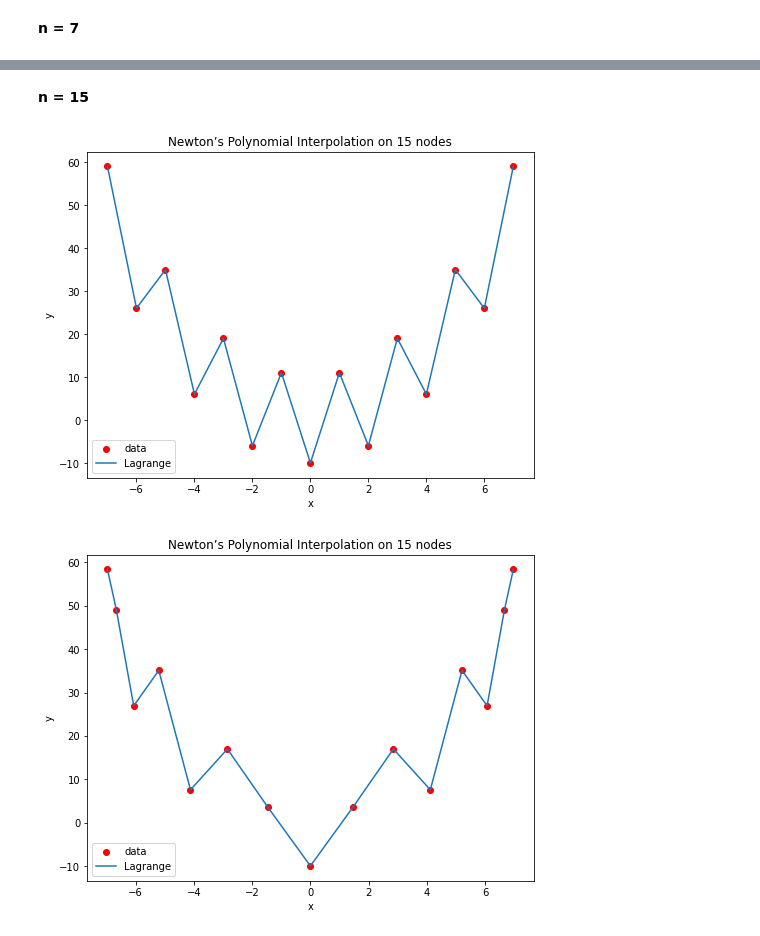
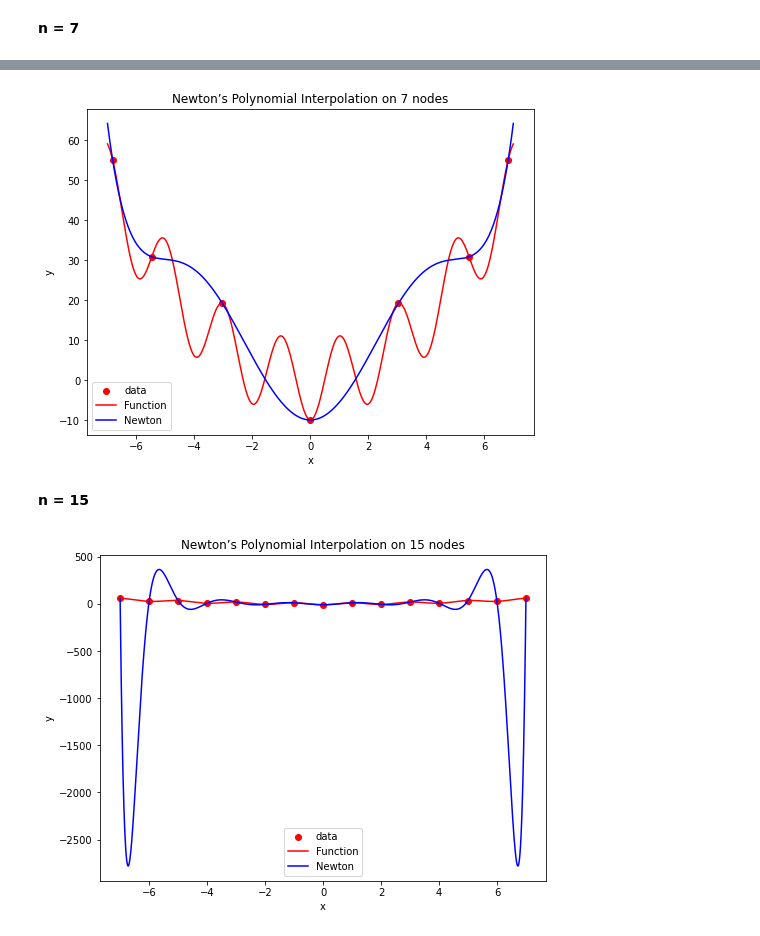
Before and after one commit to Szymon-Budziak/MOwNiT_course_AGH, a Jupyter notebook: Lab_2/Lab_2_code.ipynb, the cells around one changed output, grey strips where cells are left out. Saved outputs shown, nothing was run; the diff lists cells and outputs as text; code cells hidden in the pictures.

```diff
--- a/Lab_2/Lab_2_code.ipynb
+++ b/Lab_2/Lab_2_code.ipynb
@@ -33,0 +42,9 @@ def func_to_interpolate(x):
+# %%
+plt.figure(figsize=(8,6))
+X = np.arange(-7, 7+0.01, 0.01)
+plt.plot(X, func_to_interpolate(X), label = "Function")
+plt.title(f"Plot of the function")
+plt.xlabel("x")
+plt.ylabel("y")
+plt.legend()
+plt.show()
@@ -47,10 +68,13 @@ def visualize_scipy(x, y, function, n):
 def visualize(x, y, function, n):
     plt.figure(figsize=(8,6))
     plt.scatter(x, y, label="data", color="red")
-    plt.plot(x, function(x, x, y), label = "Lagrange")
+    X = np.arange(-7, 7+0.01, 0.01)
+    plt.plot(X, func_to_interpolate(X), label = "Function",color="red")
     if function.__name__ == "lagrange_interpolation":
+        plt.plot(X, function(X, x, y), label = "Lagrange", color="blue")
         plt.title(f"Lagrange'a Polynomial Interpolation on {n} nodes")
     elif function.__name__ == "newton_interpolation":
+        plt.plot(X, function(X, x, y), label = "Newton", color="blue")
         plt.title(f"Newton’s Polynomial Interpolation on {n} nodes")
     plt.xlabel("x")
     plt.ylabel("y")
@@ -166,13 +212,8 @@ def newton_interpolation(X, x, y):
 
     return y_values[-1]
 # %%
-def newton_own_implementation(start, stop, n):
+def even_newton_own_implementation(start, stop, n):
     # even distribution
     even_x = even_distribution(start, stop, n)
     even_y = func_to_interpolate(even_x)
     visualize(even_x, even_y, newton_interpolation, n)
-
-    # chebyshev distribution
-    chebyt_x = chebyshev_distribution(start, stop, n)
-    chebyt_y = func_to_interpolate(chebyt_x)
-    visualize(chebyt_x, chebyt_y, newton_interpolation, n)
@@ -193,7 +242,10 @@ newton_own_implementation(-7, 7, 7)
+# %%
+chebyt_newton_own_implementation(-7, 7, 7)
+# %% [output]
+[figure, added]
 # %% [markdown]
 **n = 15**
 # %%
-newton_own_implementation(-7, 7, 15)
+even_newton_own_implementation(-7, 7, 15)
 # %% [output]
-[figure, old version]
+[figure, new version]
-[figure, removed]
```
Also changed, not shown: parts of 49 cells of this notebook, 1 other file.
